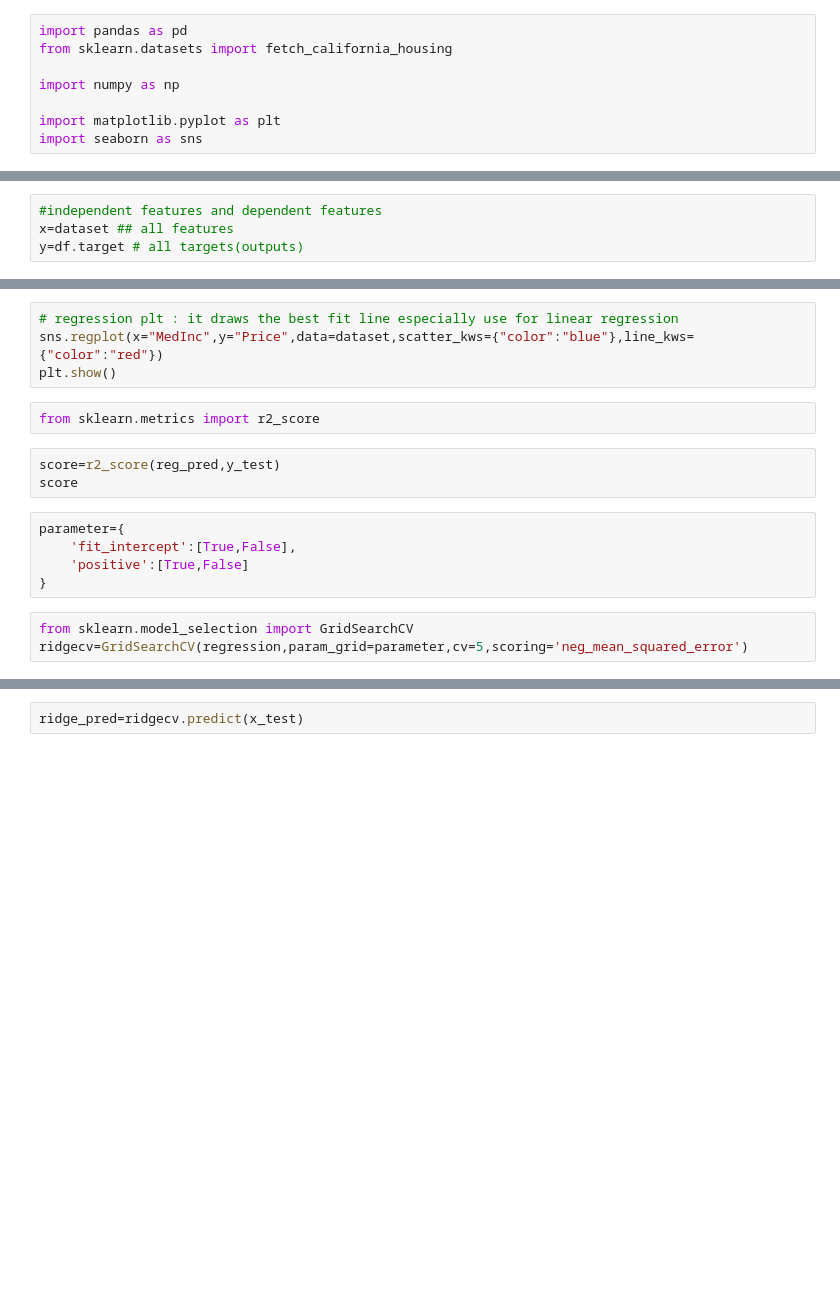
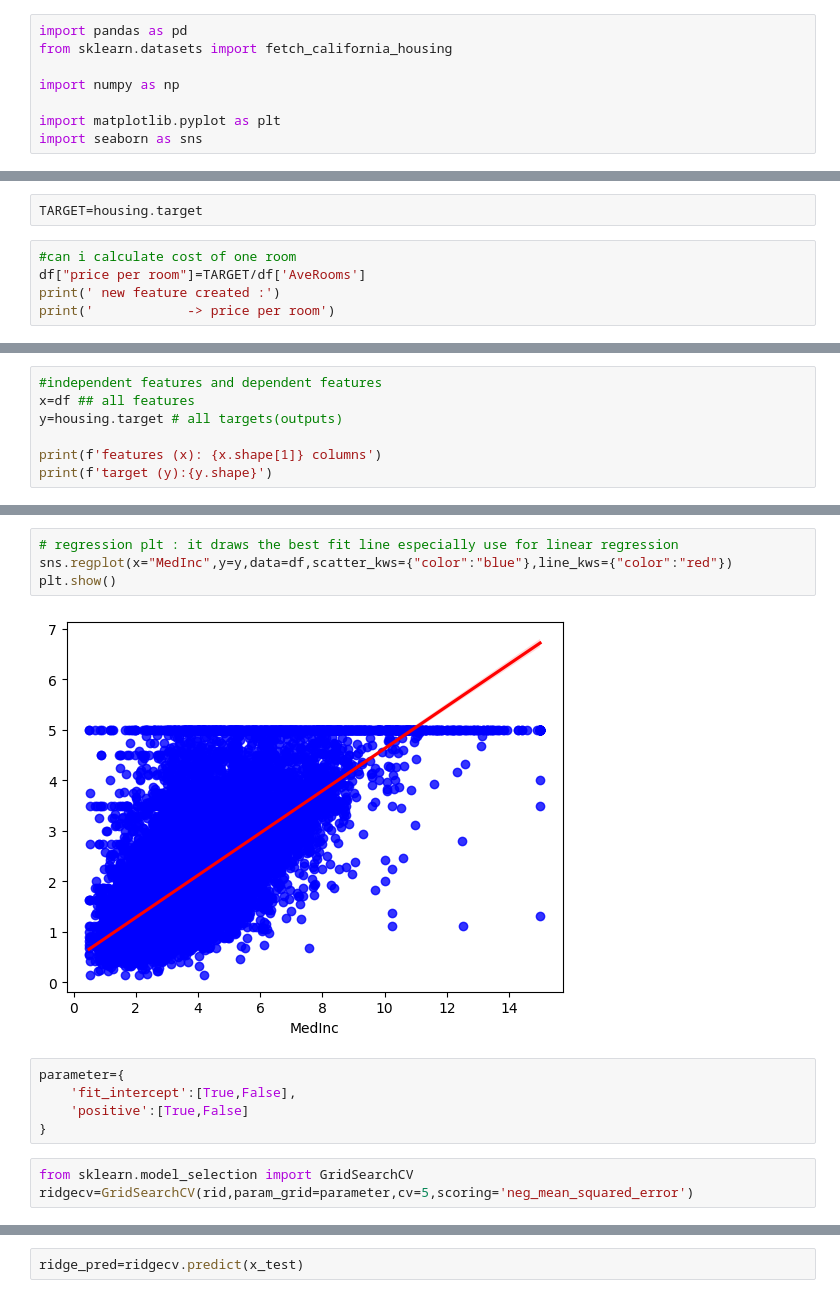
Before and after one commit to mrrendex2006/machine-learning-from-scratch, a Jupyter notebook: 01_linear_regression/california_housing.ipynb, the cells around one changed output, grey strips where cells are left out. Cells and saved outputs as stored; diff of their text form; blank space fills up the shorter version.

```diff
--- a/01_linear_regression/california_housing.ipynb
+++ b/01_linear_regression/california_housing.ipynb
@@ -17,0 +105,7 @@ dataset.head()
+# %%
+TARGET=housing.target
+# %%
+#can i calculate cost of one room
+df["price per room"]=TARGET/df['AveRooms']
+print(' new feature created :')
+print('            -> price per room')
@@ -18,4 +115,7 @@ dataset.head()
 # %%
 #independent features and dependent features
-x=dataset ## all features
-y=df.target # all targets(outputs)
+x=df ## all features
+y=housing.target # all targets(outputs)
+
+print(f'features (x): {x.shape[1]} columns')
+print(f'target (y):{y.shape}')
@@ -56,12 +205,9 @@ sns.displot(reg_pred-y_test,kind='kde')
 # %%
 # regression plt : it draws the best fit line especially use for linear regression
-sns.regplot(x="MedInc",y="Price",data=dataset,scatter_kws={"color":"blue"},line_kws={"color":"red"})
+sns.regplot(x="MedInc",y=y,data=df,scatter_kws={"color":"blue"},line_kws={"color":"red"})
 plt.show()
+# %% [output]
+[figure, added]
-# %%
-from sklearn.metrics import r2_score
-# %%
-score=r2_score(reg_pred,y_test)
-score
 # %%
 parameter={
     'fit_intercept':[True,False],
@@ -69,7 +215,7 @@ parameter={
 }
 # %%
 from sklearn.model_selection import GridSearchCV
-ridgecv=GridSearchCV(regression,param_grid=parameter,cv=5,scoring='neg_mean_squared_error')
+ridgecv=GridSearchCV(rid,param_grid=parameter,cv=5,scoring='neg_mean_squared_error')
 # %%
 ridgecv.fit(x_train,y_train)
 print("Best parameters found: ",ridgecv.best_params_)
```
Also changed, not shown: parts of 30 cells of this notebook, 3 other files.
